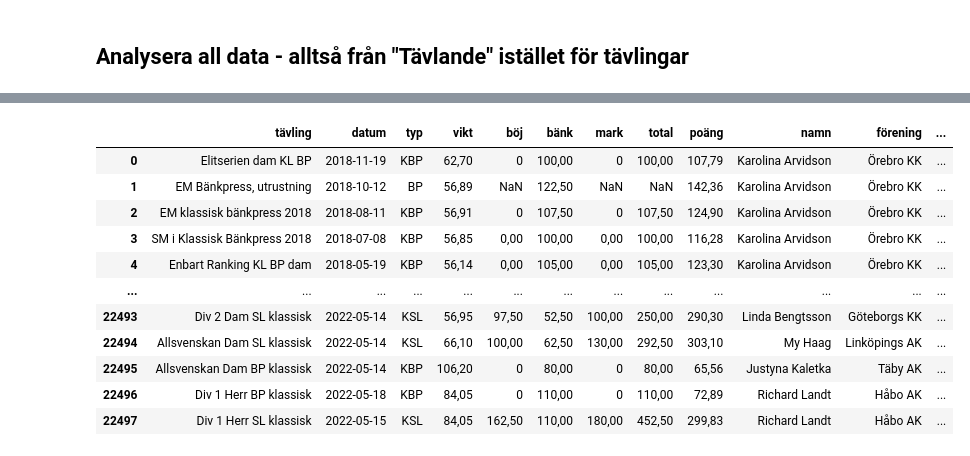
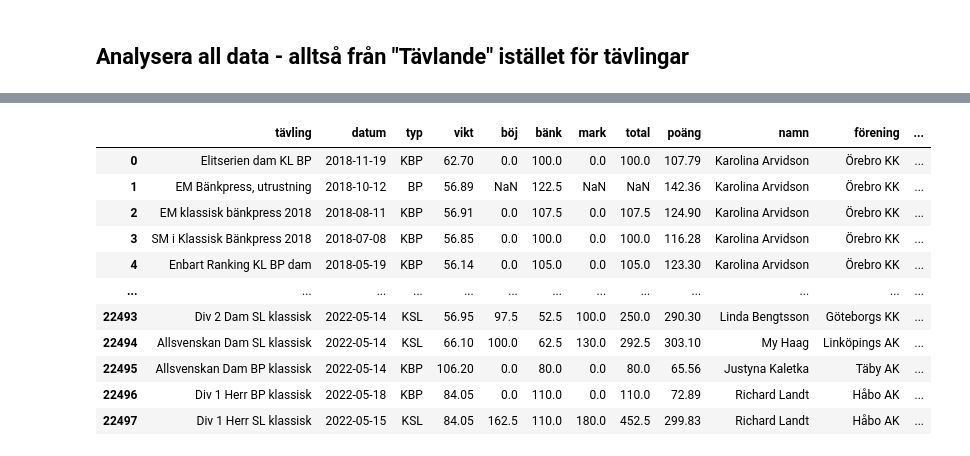
Before and after one commit to ErikHartman/styrkelyft, a Jupyter notebook: ssf_ranking.ipynb, the cells around one changed output, grey strips where cells are left out. Cells and saved outputs as stored; diff of their text form; code cells hidden in the pictures.

```diff
--- a/ssf_ranking.ipynb
+++ b/ssf_ranking.ipynb
@@ -226,7 +188,2 @@ g = sns.catplot(x="år", hue="kön", kind='count',aspect=2,
 # %% [markdown]
 Utrustad lyftning har i alla ålderskategorier varit på en stadig nedgång sedan 2013. Det fanns fler utrustade lyftarna hos herrarna än hos damerna. Både herrar och damer ser en stadig ökning i klassiska lyftare, fram tills pandemin.
-# %%
-df['ålderskategori'] = df['kategori'].apply(lambda x: x.split(' ')[1])
-ålder_kön = df[df['klassisk/utrustad'] == 'utrustad'].groupby(['år','ålderskategori','kön'], as_index=False).sum()
-g = sns.relplot(x="år", y='count', hue="ålderskategori", aspect=2, kind='line',
-            col='kön', data=ålder_kön)
@@ -241,12 +190,2 @@ g = sns.relplot(x="år", y='count', hue="ålderskategori", aspect=2, kind='line'
 # %% [markdown]
 Viktklasserna fördelas olika beroende på ålderskategori.
-# %%
-# antal tävlande i de olika viktklasserna
-df.replace('120+', '121', inplace=True)
-df.replace('84+', '85', inplace=True)
-df['viktklass'] = df['viktklass'].astype(float)
-kl = df[df['klassisk/utrustad'] == 'klassisk']
-kl = kl[kl['år'].isin(['2013','2014','2015','2016','2017','2018','2019','2021','2022'])]
-kl.sort_values('år', inplace=True)
-g = sns.catplot(x="år",  aspect=2, kind='count', hue='viktklass', data=kl[kl['kön'] == 'Herr'], col='ålderskategori', col_wrap=2)
-plt.suptitle('Herrars fördelning av viktklasser över tid')
@@ -317,6 +205,11 @@ g = sns.displot(data=herr_83_senior, x='poäng')
 # %% [markdown]
 ## Analysera all data - alltså från "Tävlande" istället för tävlingar
 # %%
+import numpy as np
+import pandas as pd
+import matplotlib.pyplot as plt
+import seaborn as sns
+
 def gender(val):
     if 'dam' in val or 'Dam' in val or 'kvinna' in val or 'kvinna' in val:
         return 'F'
@@ -336,8 +229,65 @@ def fill_gender(df):
 df = pd.read_csv('complete_v2.csv')
 df = df[['tävling','datum','typ','vikt','böj','bänk','mark','total','poäng','namn','förening','distrikt']]
 df['kön'] = df.apply(lambda x: gender(x['tävling']), axis=1)
+df['år'] = df['datum'].apply(lambda x: str(x).split('-')[0])
+df = fill_gender(df)
 
-df = fill_gender(df)
+def get_male_weightclass(val):
+    if float(val) < 66:
+        return 66
+    elif float(val) < 74:
+        return 74
+    elif float(val) < 83:
+        return 83
+    elif float(val) < 93:
+        return 93
+    elif float(val) < 105:
+        return 105
+    elif float(val) < 120:
+        return 120
+    else: return 121
+
+def get_female_weightclass(val):
+    val = float(val)
+    if val < 47:
+        return 47
+    elif val < 52:
+        return 52
+    elif val < 57:
+        return 57
+    elif val < 63:
+        return 63
+    elif val < 69:
+        return 69
+    elif val < 76:
+        return 76
+    elif val < 84:
+        return 84
+    else: return 85
+
+def is_elite(val):
+    if 'NM' in val:
+        return True
+    if 'VM' in val:
+        return True
+    if 'EM' in val:
+        return True
+    if 'SM' in val:
+        return True
+    if 'Arnold' in val:
+        return True
+    return False
+
+df['vikt'] = df['vikt'].apply(lambda x: float(str(x).replace(',','.')))
+df['total'] = df['total'].apply(lambda x: float(str(x).replace(',','.')))
+df['poäng'] = df['poäng'].apply(lambda x: float(str(x).replace(',','.')))
+df['böj'] = df['böj'].apply(lambda x: float(str(x).replace(',','.')))
+df['bänk'] = df['bänk'].apply(lambda x: float(str(x).replace(',','.')))
+df['mark'] = df['mark'].apply(lambda x: float(str(x).replace(',','.')))
+df['viktklass'] = df.apply(lambda x: get_male_weightclass(x['vikt']) if x['kön'] == 'M' else get_female_weightclass(x['vikt']), axis=1)
+df['total'] = df['total'].astype(float)
+df['vikt'] = df['vikt'].astype(float)
+df['elit'] = df.apply(lambda x:is_elite(x['tävling']), axis=1)
 df
 # %% [output]
 A value is trying to be set on a copy of a slice from a DataFrame.
@@ -353,12 +302,12 @@ See the caveats in the documentation: https://pandas.pydata.org/pandas-docs/stab
 |  | tävling | datum | typ | vikt | böj | bänk | mark | total | poäng | namn | förening | ... |
-| 0 | Elitserien dam KL BP | 2018-11-19 | KBP | 62,70 | 0 | 100,00 | 0 | 100,00 | 107,79 | Karolina Arvidson | Örebro KK | ... |
-| 1 | EM Bänkpress, utrustning | 2018-10-12 | BP | 56,89 | NaN | 122,50 | NaN | NaN | 142,36 | Karolina Arvidson | Örebro KK | ... |
-| 2 | EM klassisk bänkpress 2018 | 2018-08-11 | KBP | 56,91 | 0 | 107,50 | 0 | 107,50 | 124,90 | Karolina Arvidson | Örebro KK | ... |
-| 3 | SM i Klassisk Bänkpress 2018 | 2018-07-08 | KBP | 56,85 | 0,00 | 100,00 | 0,00 | 100,00 | 116,28 | Karolina Arvidson | Örebro KK | ... |
-| 4 | Enbart Ranking KL BP dam | 2018-05-19 | KBP | 56,14 | 0,00 | 105,00 | 0,00 | 105,00 | 123,30 | Karolina Arvidson | Örebro KK | ... |
+| 0 | Elitserien dam KL BP | 2018-11-19 | KBP | 62.70 | 0.0 | 100.0 | 0.0 | 100.0 | 107.79 | Karolina Arvidson | Örebro KK | ... |
+| 1 | EM Bänkpress, utrustning | 2018-10-12 | BP | 56.89 | NaN | 122.5 | NaN | NaN | 142.36 | Karolina Arvidson | Örebro KK | ... |
+| 2 | EM klassisk bänkpress 2018 | 2018-08-11 | KBP | 56.91 | 0.0 | 107.5 | 0.0 | 107.5 | 124.90 | Karolina Arvidson | Örebro KK | ... |
+| 3 | SM i Klassisk Bänkpress 2018 | 2018-07-08 | KBP | 56.85 | 0.0 | 100.0 | 0.0 | 100.0 | 116.28 | Karolina Arvidson | Örebro KK | ... |
+| 4 | Enbart Ranking KL BP dam | 2018-05-19 | KBP | 56.14 | 0.0 | 105.0 | 0.0 | 105.0 | 123.30 | Karolina Arvidson | Örebro KK | ... |
 | ... | ... | ... | ... | ... | ... | ... | ... | ... | ... | ... | ... | ... |
-| 22493 | Div 2 Dam SL klassisk | 2022-05-14 | KSL | 56,95 | 97,50 | 52,50 | 100,00 | 250,00 | 290,30 | Linda Bengtsson | Göteborgs KK | ... |
-| 22494 | Allsvenskan Dam SL klassisk | 2022-05-14 | KSL | 66,10 | 100,00 | 62,50 | 130,00 | 292,50 | 303,10 | My Haag | Linköpings AK | ... |
-| 22495 | Allsvenskan Dam BP klassisk | 2022-05-14 | KBP | 106,20 | 0 | 80,00 | 0 | 80,00 | 65,56 | Justyna Kaletka | Täby AK | ... |
-| 22496 | Div 1 Herr BP klassisk | 2022-05-18 | KBP | 84,05 | 0 | 110,00 | 0 | 110,00 | 72,89 | Richard Landt | Håbo AK | ... |
-| 22497 | Div 1 Herr SL klassisk | 2022-05-15 | KSL | 84,05 | 162,50 | 110,00 | 180,00 | 452,50 | 299,83 | Richard Landt | Håbo AK | ... |
+| 22493 | Div 2 Dam SL klassisk | 2022-05-14 | KSL | 56.95 | 97.5 | 52.5 | 100.0 | 250.0 | 290.30 | Linda Bengtsson | Göteborgs KK | ... |
+| 22494 | Allsvenskan Dam SL klassisk | 2022-05-14 | KSL | 66.10 | 100.0 | 62.5 | 130.0 | 292.5 | 303.10 | My Haag | Linköpings AK | ... |
+| 22495 | Allsvenskan Dam BP klassisk | 2022-05-14 | KBP | 106.20 | 0.0 | 80.0 | 0.0 | 80.0 | 65.56 | Justyna Kaletka | Täby AK | ... |
+| 22496 | Div 1 Herr BP klassisk | 2022-05-18 | KBP | 84.05 | 0.0 | 110.0 | 0.0 | 110.0 | 72.89 | Richard Landt | Håbo AK | ... |
+| 22497 | Div 1 Herr SL klassisk | 2022-05-15 | KSL | 84.05 | 162.5 | 110.0 | 180.0 | 452.5 | 299.83 | Richard Landt | Håbo AK | ... |
```
Also changed, not shown: parts of 43 cells of this notebook, 1 other file.
